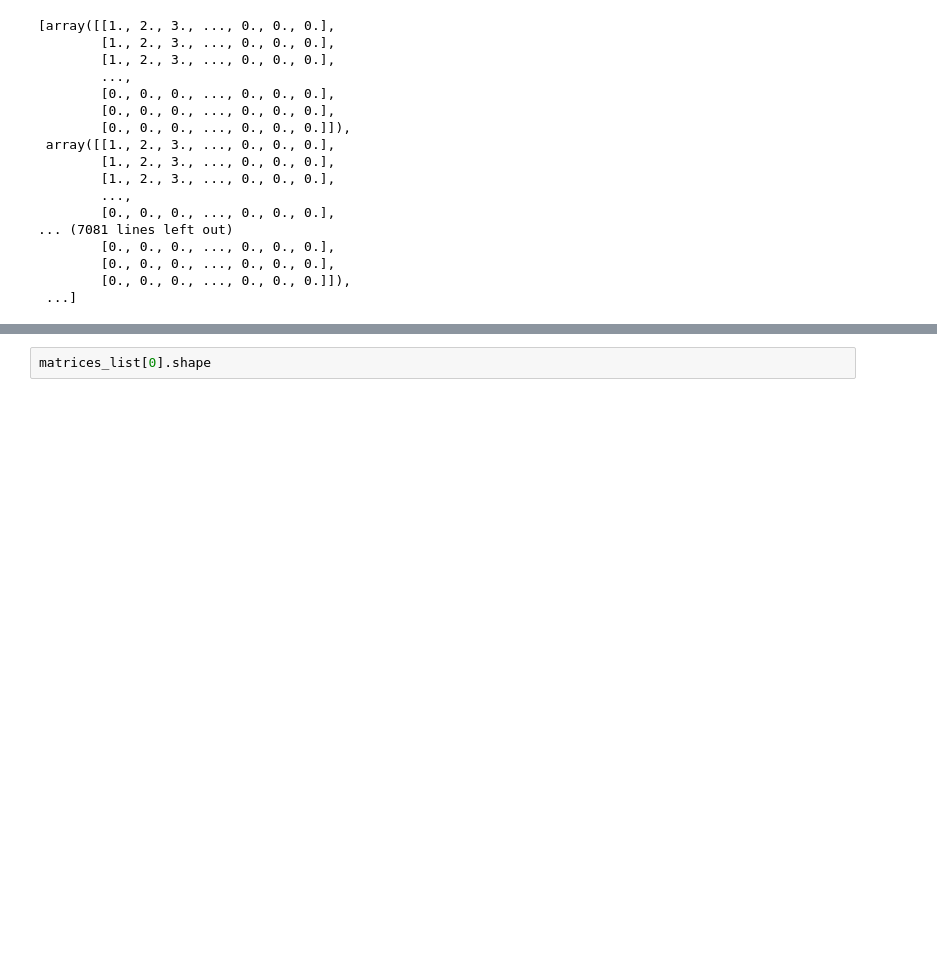
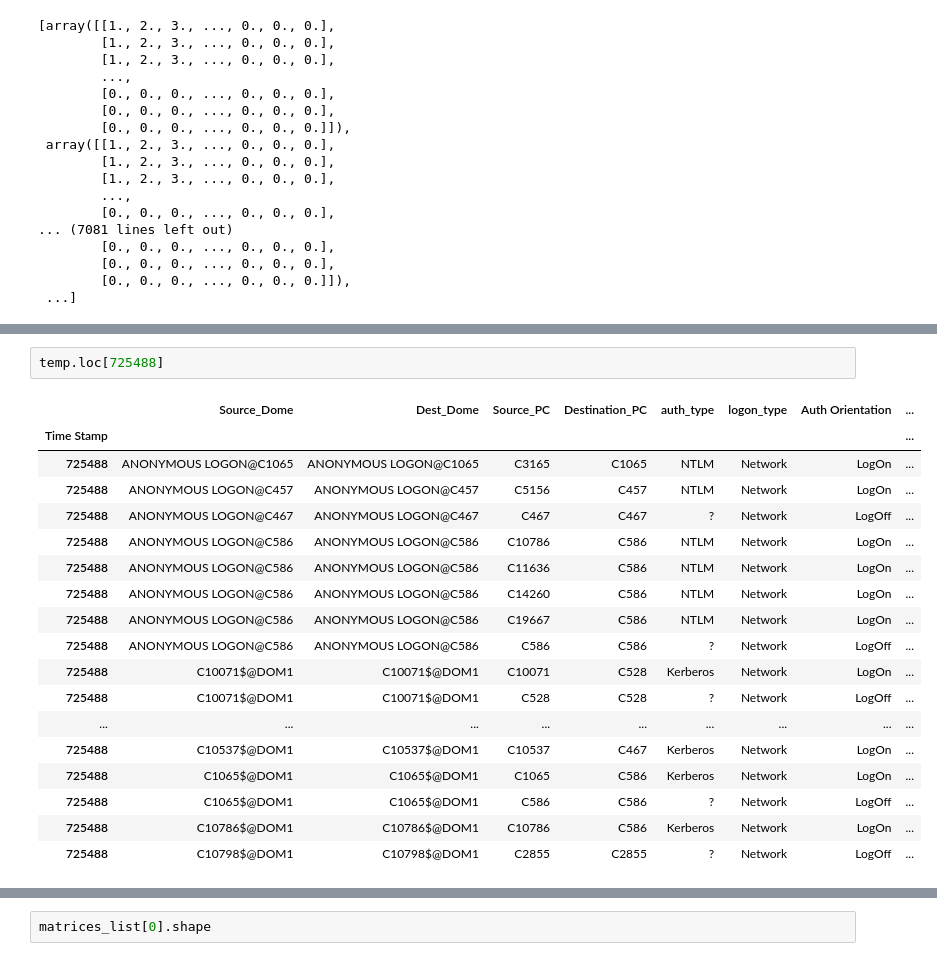
Before and after one commit to TRO-Wolf/CyberSecProj, a Jupyter notebook: PreProcessing.ipynb, the cells around one changed output, grey strips where cells are left out. Saved outputs shown, nothing was run; the diff lists cells and outputs as text; blank space fills up the shorter version.

```diff
--- a/PreProcessing.ipynb
+++ b/PreProcessing.ipynb
@@ -130,0 +599,21 @@ matrices_list
+# %%
+temp.loc[725488]
+# %% [output]
+|  | Source_Dome | Dest_Dome | Source_PC | Destination_PC | auth_type | logon_type | Auth Orientation | ... |
+| Time Stamp |  |  |  |  |  |  |  | ... |
+| 725488 | ANONYMOUS LOGON@C1065 | ANONYMOUS LOGON@C1065 | C3165 | C1065 | NTLM | Network | LogOn | ... |
+| 725488 | ANONYMOUS LOGON@C457 | ANONYMOUS LOGON@C457 | C5156 | C457 | NTLM | Network | LogOn | ... |
+| 725488 | ANONYMOUS LOGON@C467 | ANONYMOUS LOGON@C467 | C467 | C467 | ? | Network | LogOff | ... |
+| 725488 | ANONYMOUS LOGON@C586 | ANONYMOUS LOGON@C586 | C10786 | C586 | NTLM | Network | LogOn | ... |
+| 725488 | ANONYMOUS LOGON@C586 | ANONYMOUS LOGON@C586 | C11636 | C586 | NTLM | Network | LogOn | ... |
+| 725488 | ANONYMOUS LOGON@C586 | ANONYMOUS LOGON@C586 | C14260 | C586 | NTLM | Network | LogOn | ... |
+| 725488 | ANONYMOUS LOGON@C586 | ANONYMOUS LOGON@C586 | C19667 | C586 | NTLM | Network | LogOn | ... |
+| 725488 | ANONYMOUS LOGON@C586 | ANONYMOUS LOGON@C586 | C586 | C586 | ? | Network | LogOff | ... |
+| 725488 | C10071$@DOM1 | C10071$@DOM1 | C10071 | C528 | Kerberos | Network | LogOn | ... |
+| 725488 | C10071$@DOM1 | C10071$@DOM1 | C528 | C528 | ? | Network | LogOff | ... |
+| ... | ... | ... | ... | ... | ... | ... | ... | ... |
+| 725488 | C10537$@DOM1 | C10537$@DOM1 | C10537 | C467 | Kerberos | Network | LogOn | ... |
+| 725488 | C1065$@DOM1 | C1065$@DOM1 | C1065 | C586 | Kerberos | Network | LogOn | ... |
+| 725488 | C1065$@DOM1 | C1065$@DOM1 | C586 | C586 | ? | Network | LogOff | ... |
+| 725488 | C10786$@DOM1 | C10786$@DOM1 | C10786 | C586 | Kerberos | Network | LogOn | ... |
+| 725488 | C10798$@DOM1 | C10798$@DOM1 | C2855 | C2855 | ? | Network | LogOff | ... |
```
Also changed, not shown: parts of 63 cells of this notebook, 12 other files.
